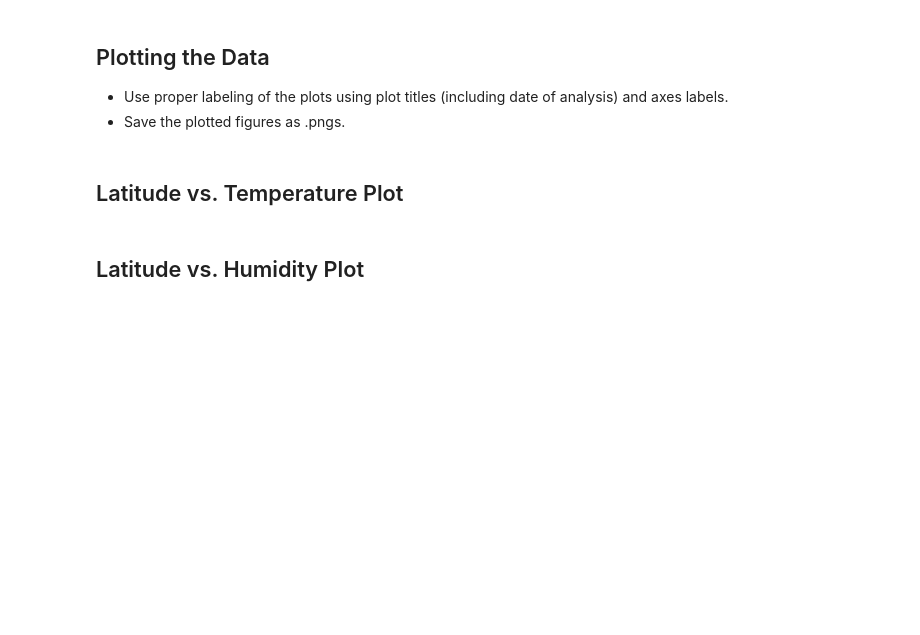
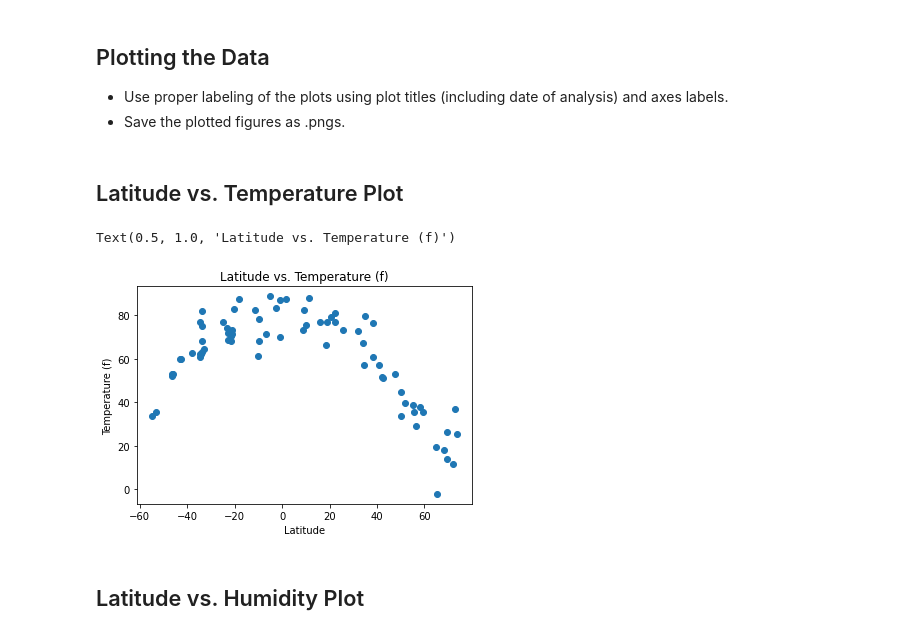
Before and after one commit to blackdenarius307/API-Challenge, a Jupyter notebook: WeatherPy.ipynb, the cells around one changed output. Saved outputs shown, nothing was run; the diff lists cells and outputs as text; code cells hidden in the pictures; blank space fills up the shorter version.

```diff
--- a/WeatherPy.ipynb
+++ b/WeatherPy.ipynb
@@ -114,5 +137,15 @@ Series([], Name: Humidity, dtype: bool)
 * Save the plotted figures as .pngs.
 # %% [markdown]
 ## Latitude vs. Temperature Plot
+# %%
+Lattemp = data_df['Latitude']
+Templat = data_df['Temperature (f)']
+plt.scatter(Lattemp, Templat)
+plt.xlabel('Latitude')
+plt.ylabel('Temperature (f)')
+plt.title('Latitude vs. Temperature (f)')
+# %% [output]
+Text(0.5, 1.0, 'Latitude vs. Temperature (f)')
+[figure, added]
 # %% [markdown]
 ## Latitude vs. Humidity Plot
```
Also changed, not shown: parts of 8 cells of this notebook.
